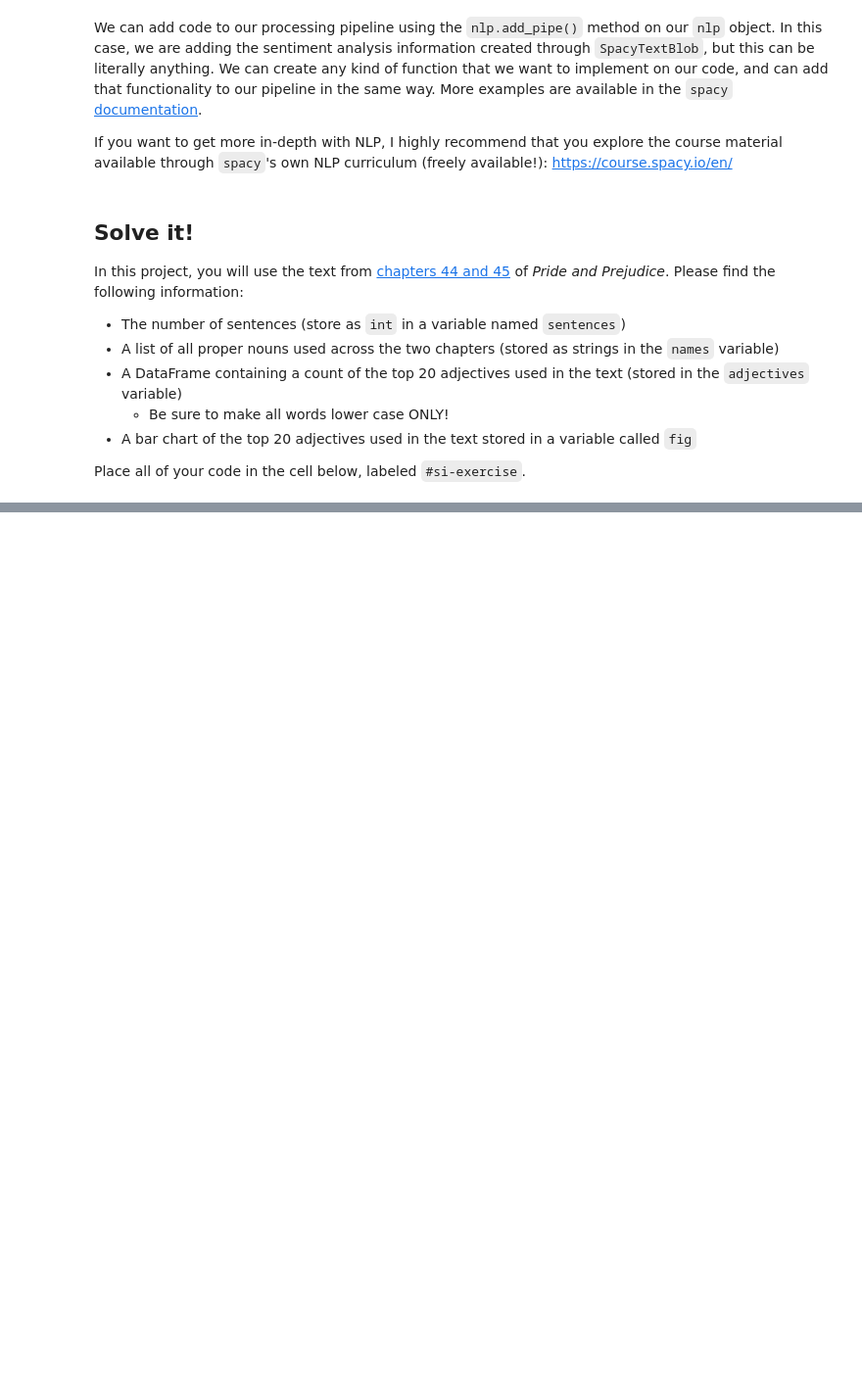
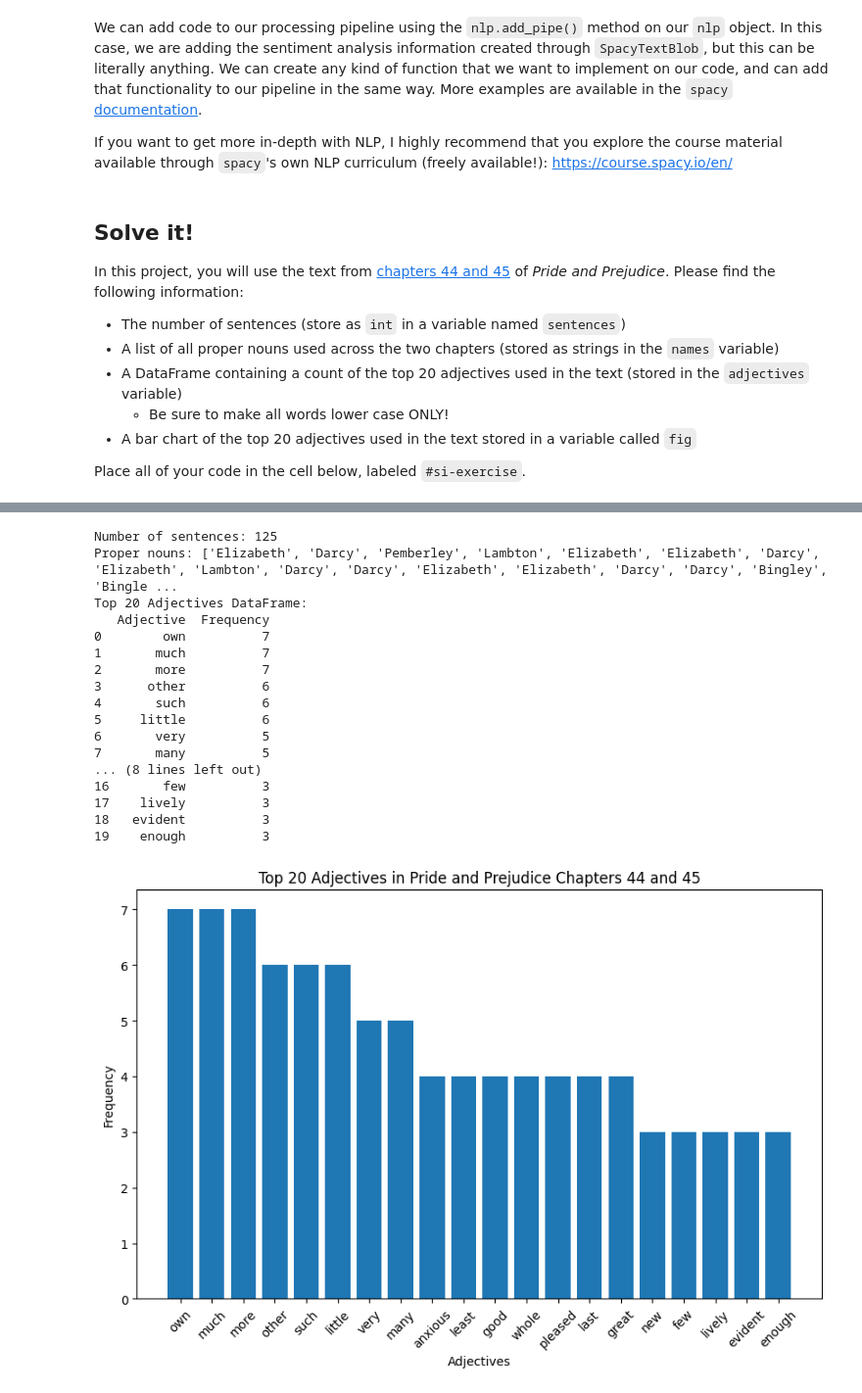
Before and after one commit to kelleespringer/econ8320-assignment-12, a Jupyter notebook: Lesson.ipynb, the cells around one changed output, grey strips where cells are left out. Shown at 98% size. Drawn from its saved outputs; the diff is of its cells as text; code cells hidden in the pictures; blank space fills up the shorter version.

```diff
--- a/Lesson.ipynb
+++ b/Lesson.ipynb
@@ -273,0 +207,56 @@ plt.show()
+# %%
+#si-exercise
+
+import requests
+import spacy
+from collections import Counter
+import pandas as pd
+import matplotlib.pyplot as plt
+
+nlp = spacy.load("en_core_web_sm")
+
+url = "https://raw.githubusercontent.com/dustywhite7/Econ8320/master/AssignmentData/prideAndPrejudiceChapters.txt"
+response = requests.get(url)
+text = response.text
+
+doc = nlp(text)
+
+num_sentences = len(list(doc.sents))
+print(f"Number of sentences: {num_sentences}")
+
+proper_nouns = [ent.text for ent in doc.ents if ent.label_ in {'PERSON', 'GPE', 'ORG'}]
+print(f"Proper nouns: {proper_nouns[:20]}")
+
+adjectives = [token.text for token in doc if token.pos_ == 'ADJ']
+top_adjectives = Counter(adjectives).most_common(20)
+
+adjectives_df = pd.DataFrame(top_adjectives, columns=['Adjective', 'Frequency'])
+print("Top 20 Adjectives DataFrame:")
+print(adjectives_df)
+
+plt.figure(figsize=(10, 6))
+plt.bar(adjectives_df['Adjective'], adjectives_df['Frequency'])
+plt.xticks(rotation=45)
+plt.title("Top 20 Adjectives in Pride and Prejudice Chapters 44 and 45")
+plt.xlabel("Adjectives")
+plt.ylabel("Frequency")
+plt.show()
+# %% [output]
+Number of sentences: 125
+Proper nouns: ['Elizabeth', 'Darcy', 'Pemberley', 'Lambton', 'Elizabeth', 'Elizabeth', 'Darcy', 'Elizabeth', 'Lambton', 'Darcy', 'Darcy', 'Elizabeth', 'Elizabeth', 'Darcy', 'Darcy', 'Bingley', 'Bingle ...
+Top 20 Adjectives DataFrame:
+   Adjective  Frequency
+0        own          7
+1       much          7
+2       more          7
+3      other          6
+4       such          6
+5     little          6
+6       very          5
+7       many          5
+... (8 lines left out)
+16       few          3
+17    lively          3
+18   evident          3
+19    enough          3
+[figure, added]
```
Also changed, not shown: parts of 5 cells of this notebook.
